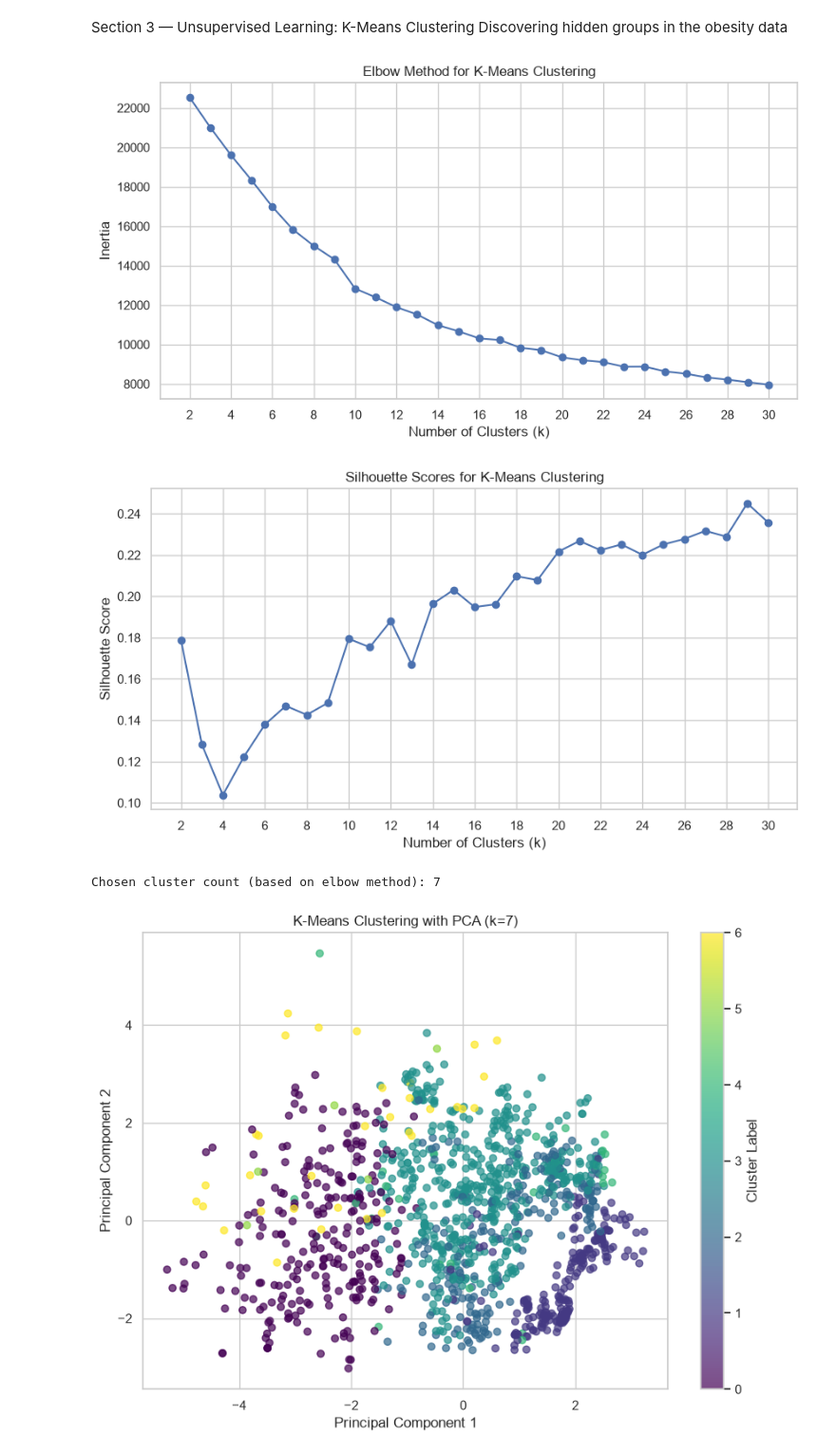
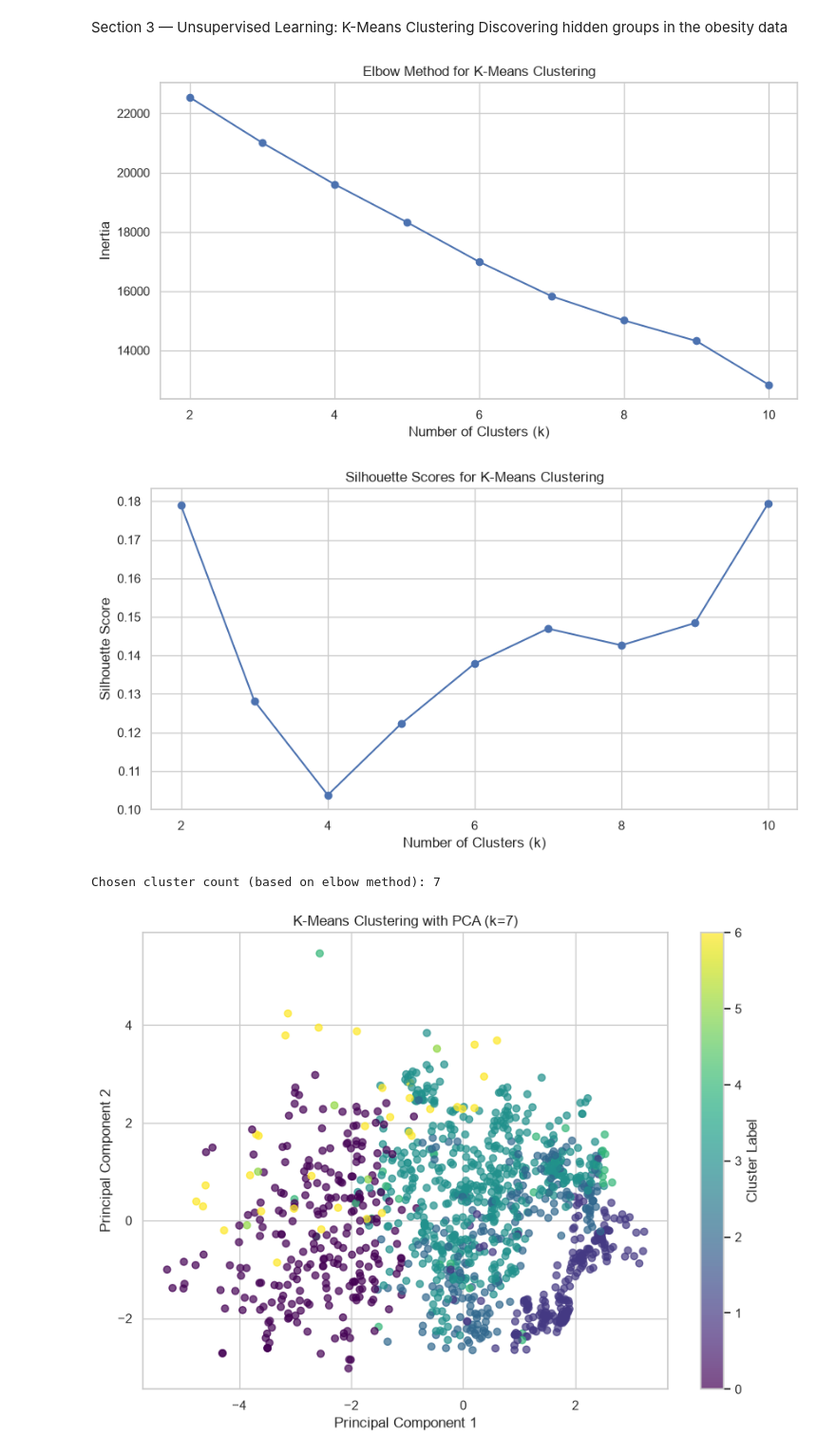
Before and after one commit to JM-2404/lab-2-predictive-analytics, a Jupyter notebook: lab_2_predictive_analytics.ipynb, the cells around one changed output. Shown at 95% size. Saved outputs shown, nothing was run; the diff lists cells and outputs as text; code cells hidden in the pictures.

```diff
--- a/lab_2_predictive_analytics.ipynb
+++ b/lab_2_predictive_analytics.ipynb
@@ -742,7 +742,7 @@ import numpy as np
 from sklearn.decomposition import PCA
 import matplotlib.pyplot as plt
 
-max_cluster = 30
+max_cluster = 10
 inertia_values = []
 silhouette_values = []
 
@@ -759,35 +759,35 @@ for i in range(2, max_cluster + 1):
 # Plot Inertia vs k (Elbow Method)
 plt.figure(figsize=(10, 5))
 plt.plot(range(2, max_cluster + 1), inertia_values, marker='o')
 plt.xlabel('Number of Clusters (k)')
 plt.ylabel('Inertia')
 plt.title('Elbow Method for K-Means Clustering')
 plt.xticks(range(2, max_cluster + 1, 2))
 plt.grid(True)
 plt.show()
 
 # Plot Silhouette Score vs k
 plt.figure(figsize=(10, 5))
 plt.plot(range(2, max_cluster + 1), silhouette_values, marker='o')
 plt.xlabel('Number of Clusters (k)')
 plt.ylabel('Silhouette Score')
 plt.title('Silhouette Scores for K-Means Clustering')
 plt.xticks(range(2, max_cluster + 1, 2))
 plt.grid(True)
 plt.show()
 
 # Re-evaluating best_cluster_count based on visual inspection of the Elbow Method.
 # The 'elbow' appears to be around k=7 or k=8. Given the 7 NObeyesdad classes, k=7 is a reasonable choice.
 best_cluster_count = 7
 print(f"Chosen cluster count (based on elbow method): {best_cluster_count}")
 
 # Fit KMeans with the chosen k
 kmeans = KMeans(n_clusters=best_cluster_count, random_state=RANDOM_STATE, n_init=10) # Added n_init
 kmeans.fit(X_train_scaled)
 cluster_labels = kmeans.labels_
 # %% [output]
-[figure, old version]
+[figure, new version]
-[figure, old version]
+[figure, new version]
 Chosen cluster count (based on elbow method): 7
 # %%
 
```
